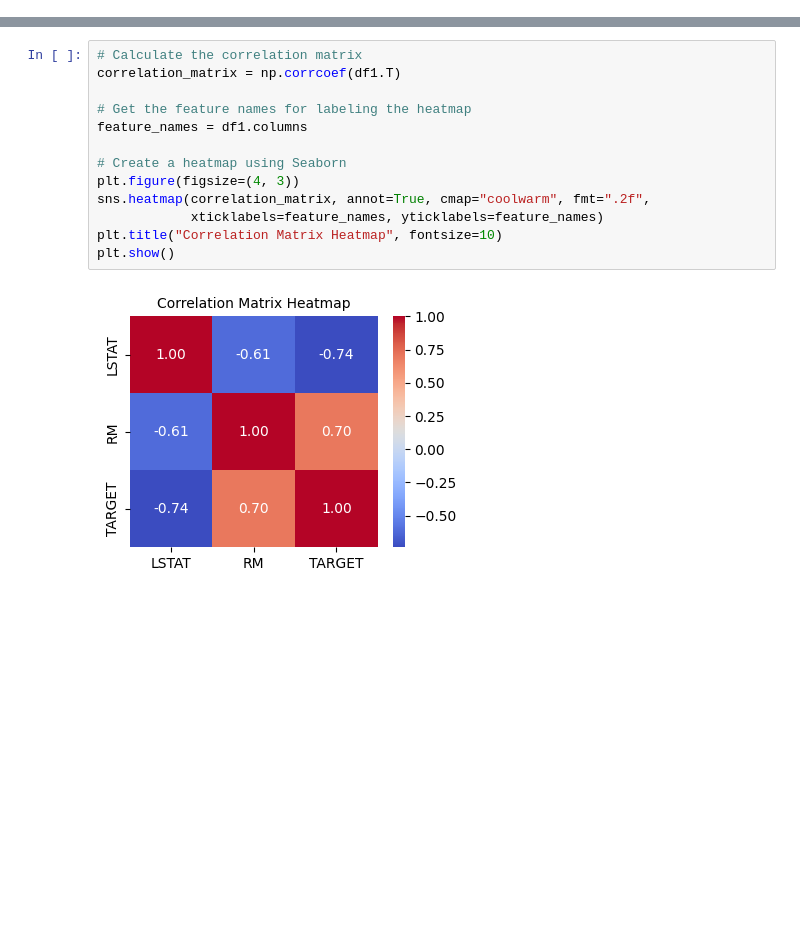
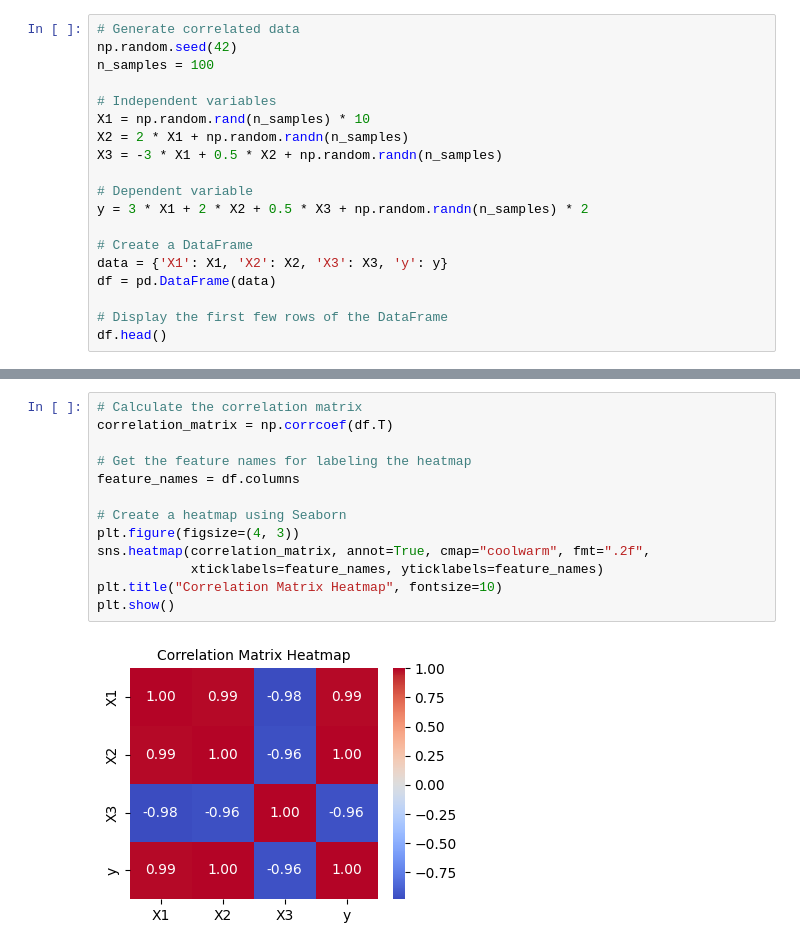
Before and after one commit to asheta66/Data-Science, a Jupyter notebook: Linear_and_Ridge_Regression.ipynb, the cells around one changed output, grey strips where cells are left out. Cells and saved outputs as stored; diff of their text form; blank space fills up the shorter version.

```diff
--- a/Linear_and_Ridge_Regression.ipynb
+++ b/Linear_and_Ridge_Regression.ipynb
@@ -32,0 +13,19 @@ df.head()
+# %%
+# Generate correlated data
+np.random.seed(42)
+n_samples = 100
+
+# Independent variables
+X1 = np.random.rand(n_samples) * 10
+X2 = 2 * X1 + np.random.randn(n_samples)
+X3 = -3 * X1 + 0.5 * X2 + np.random.randn(n_samples)
+
+# Dependent variable
+y = 3 * X1 + 2 * X2 + 0.5 * X3 + np.random.randn(n_samples) * 2
+
+# Create a DataFrame
+data = {'X1': X1, 'X2': X2, 'X3': X3, 'y': y}
+df = pd.DataFrame(data)
+
+# Display the first few rows of the DataFrame
+df.head()
@@ -69,15 +42,15 @@ plt.show()
 # %%
 # Calculate the correlation matrix
-correlation_matrix = np.corrcoef(df1.T)
+correlation_matrix = np.corrcoef(df.T)
 
 # Get the feature names for labeling the heatmap
-feature_names = df1.columns
+feature_names = df.columns
 
 # Create a heatmap using Seaborn
 plt.figure(figsize=(4, 3))
 sns.heatmap(correlation_matrix, annot=True, cmap="coolwarm", fmt=".2f",
             xticklabels=feature_names, yticklabels=feature_names)
 plt.title("Correlation Matrix Heatmap", fontsize=10)
 plt.show()
 # %% [output]
-[figure, old version]
+[figure, new version]
```
Also changed, not shown: parts of 8 cells of this notebook.
